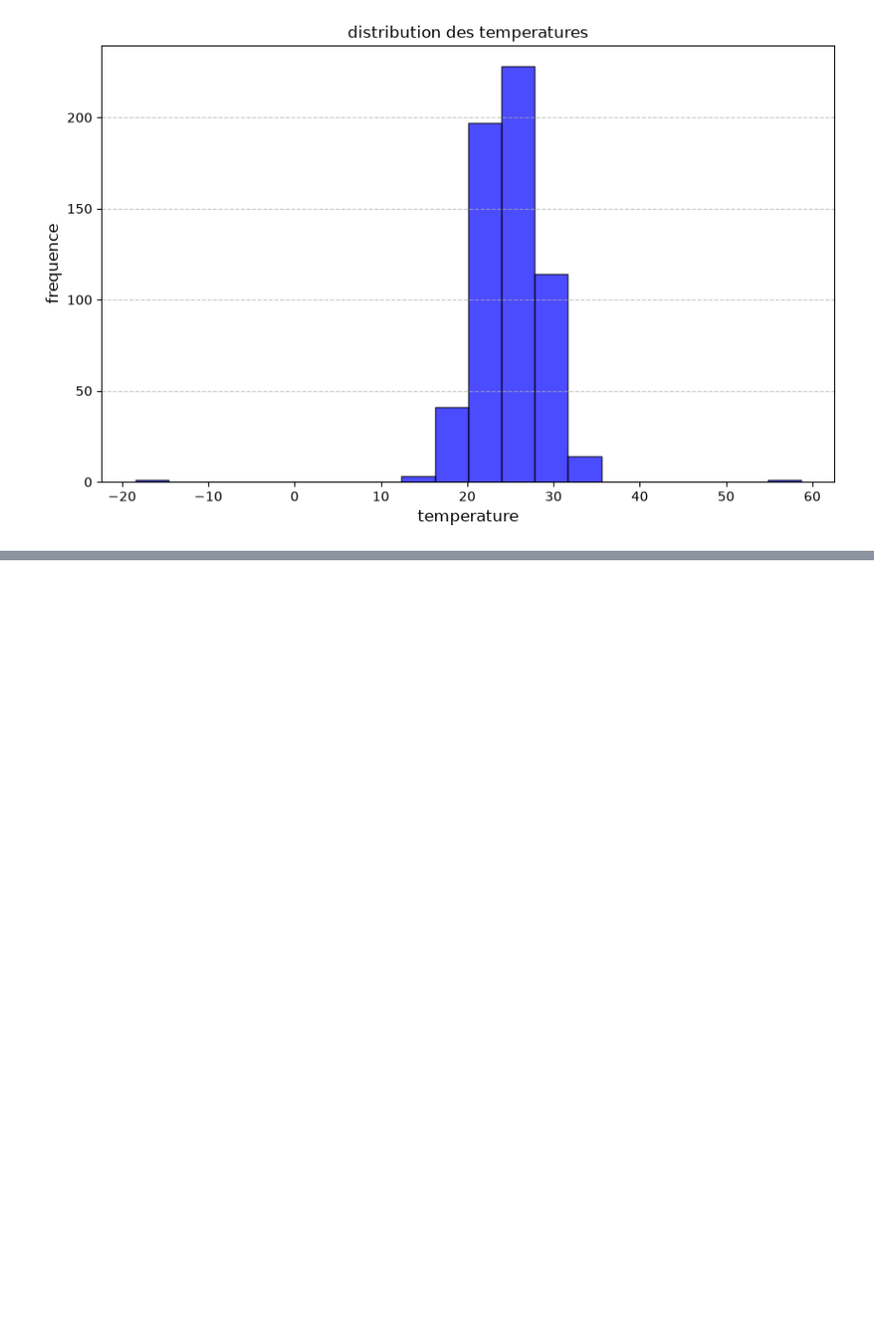
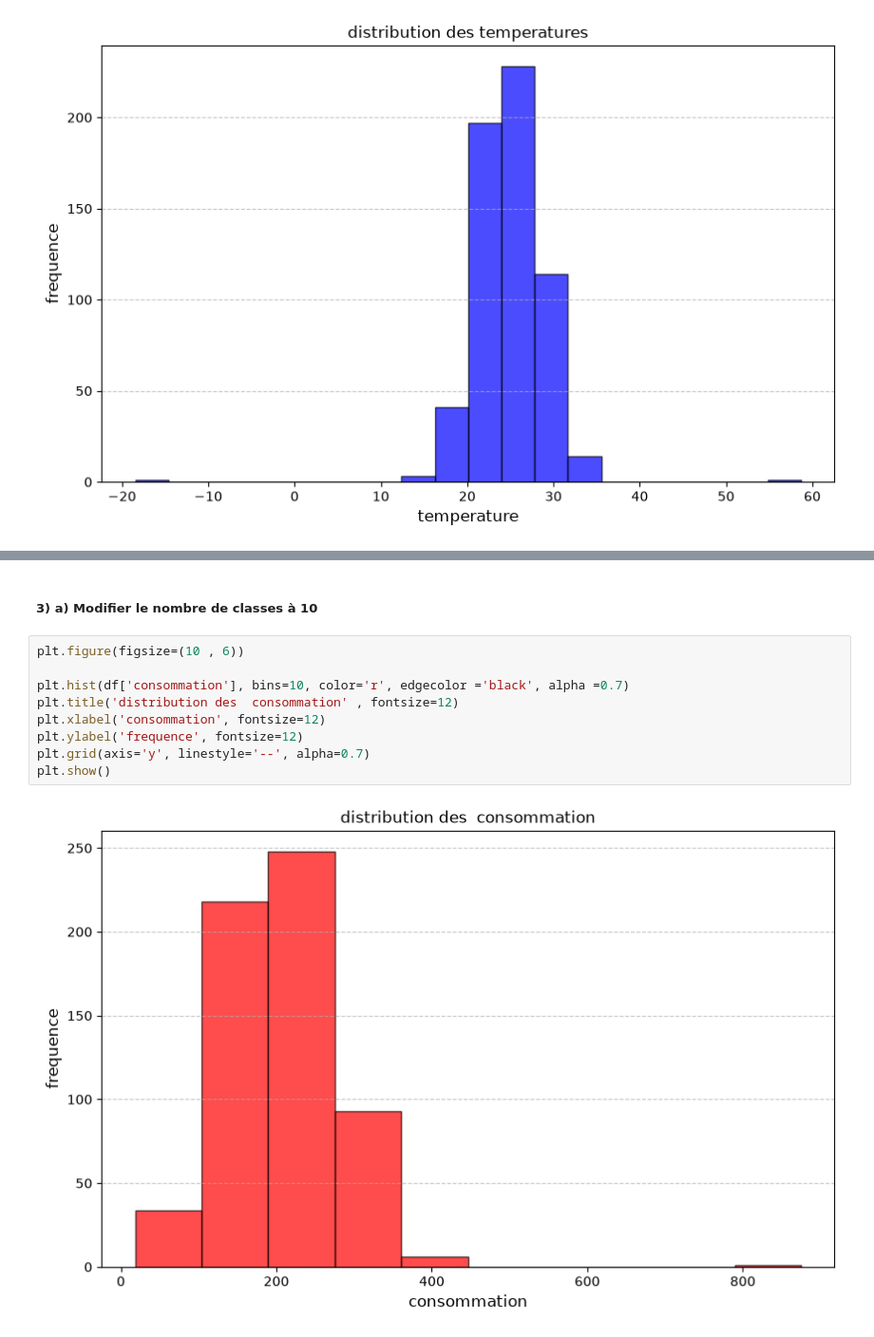
Before and after one commit to NdiayeAmanatou/atelier_matplotlib, a Jupyter notebook: atelier_matplotlib_iot/notebooks/atelier_matplotlib_iot.ipynb, the cells around one changed output, grey strips where cells are left out. Shown at 95% size. Cells and saved outputs as stored; diff of their text form; blank space fills up the shorter version.

```diff
--- a/atelier_matplotlib_iot/notebooks/atelier_matplotlib_iot.ipynb
+++ b/atelier_matplotlib_iot/notebooks/atelier_matplotlib_iot.ipynb
@@ -113,0 +150,13 @@ plt.show()
+# %% [markdown]
+##### 3) a) Modifier le nombre de classes à 10
+# %%
+plt.figure(figsize=(10 , 6))
+
+plt.hist(df['consommation'], bins=10, color='r', edgecolor ='black', alpha =0.7)
+plt.title('distribution des  consommation' , fontsize=12)
+plt.xlabel('consommation', fontsize=12)
+plt.ylabel('frequence', fontsize=12)
+plt.grid(axis='y', linestyle='--', alpha=0.7)
+plt.show()
+# %% [output]
+[figure, added]
```
Also changed, not shown: parts of 15 cells of this notebook.
